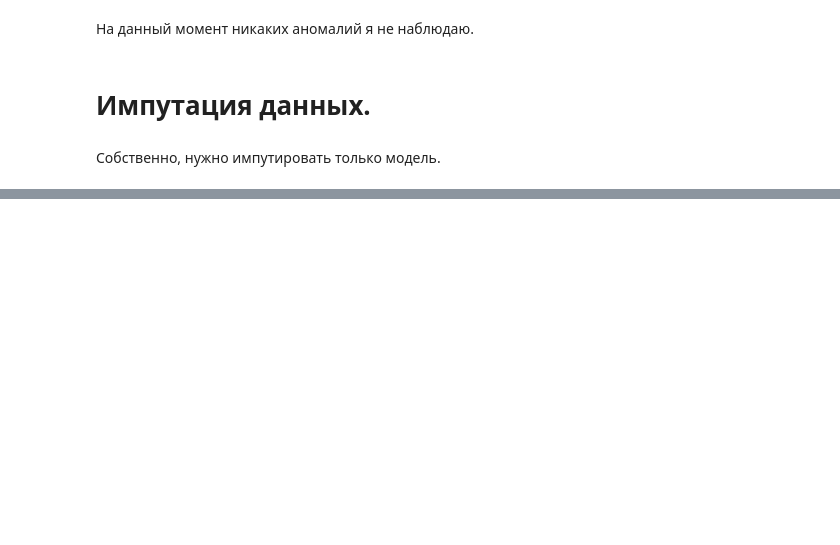
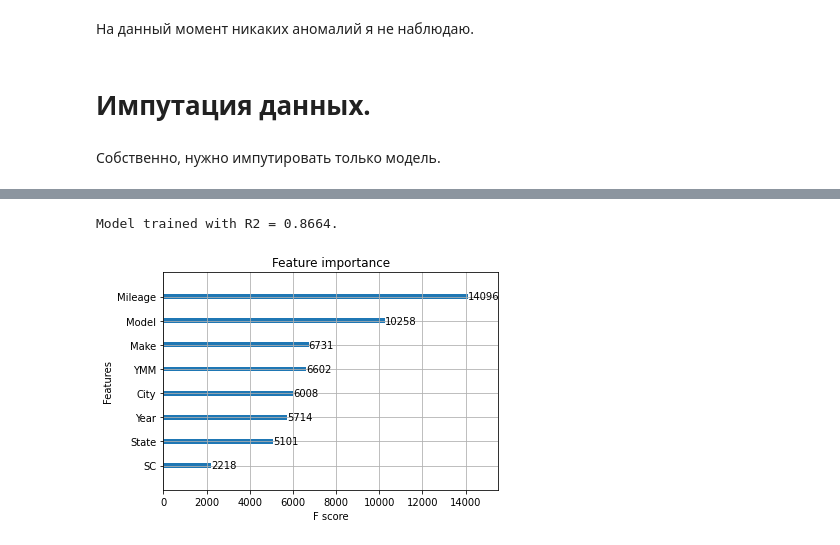
Before and after one commit to jast4ik/Hillel_ML_HW, a Jupyter notebook: Homework06/HW06.ipynb, the cells around one changed output, grey strips where cells are left out. Drawn from its saved outputs; the diff is of its cells as text; code cells hidden in the pictures; blank space fills up the shorter version.

```diff
--- a/Homework06/HW06.ipynb
+++ b/Homework06/HW06.ipynb
@@ -313,0 +415,3 @@ print(temp_df.shape[0])
+# %%
+work_ds['YMM'] = work_ds['Year'] + work_ds['Make'] + work_ds['Model']
+work_ds['SC'] = work_ds['State'] + work_ds['City']
@@ -313,0 +435,25 @@ print(temp_df.shape[0])
+# %%
+xgb_model_02 = xgb.XGBRegressor()
+
+X = work_ds[['Year', 'Make', 'State', 'City', 'Mileage', 'Model', 'YMM', 'SC']]
+y = work_ds['Price']
+
+X_train, X_test, y_train, y_test = train_test_split(X, y, test_size=0.1, random_state=42)
+
+dmatrix_train = xgb.DMatrix(data=X_train, label=y_train)
+dmatrix_test = xgb.DMatrix(data=X_test, label=y_test)
+
+if isfile("./data/models/iter_02_model.pkl"):
+    with open("./data/models/iter_02_model.pkl", "rb") as m_file:
+        xgb_model_02 = pickle.load(m_file)
+else:
+    xgb_model_02 = xgb.train(params={'objective': 'reg:squarederror'},
+                             dtrain=dmatrix_train,
+                             evals=[(dmatrix_train, "train"), (dmatrix_test, "validation")],
+                             num_boost_round=10000,
+                             verbose_eval=20,
+                             early_stopping_rounds=25
+                             )
+
+    with open("./data/models/iter_02_model.pkl", "wb") as m_file:
+        pickle.dump(xgb_model_02, m_file)
@@ -313,0 +478,11 @@ print(temp_df.shape[0])
+# %%
+xgb_preds = xgb_model_02.predict(dmatrix_test)
+r2 = r2_score(y_test, xgb_preds)
+print("Model trained with R2 = {:.4f}.".format(r2))
+# %% [output]
+Model trained with R2 = 0.8664.
+# %%
+xgb.plot_importance(xgb_model_02)
+plt.show()
+# %% [output]
+[figure, added]
```
Also changed, not shown: parts of 17 cells of this notebook.
